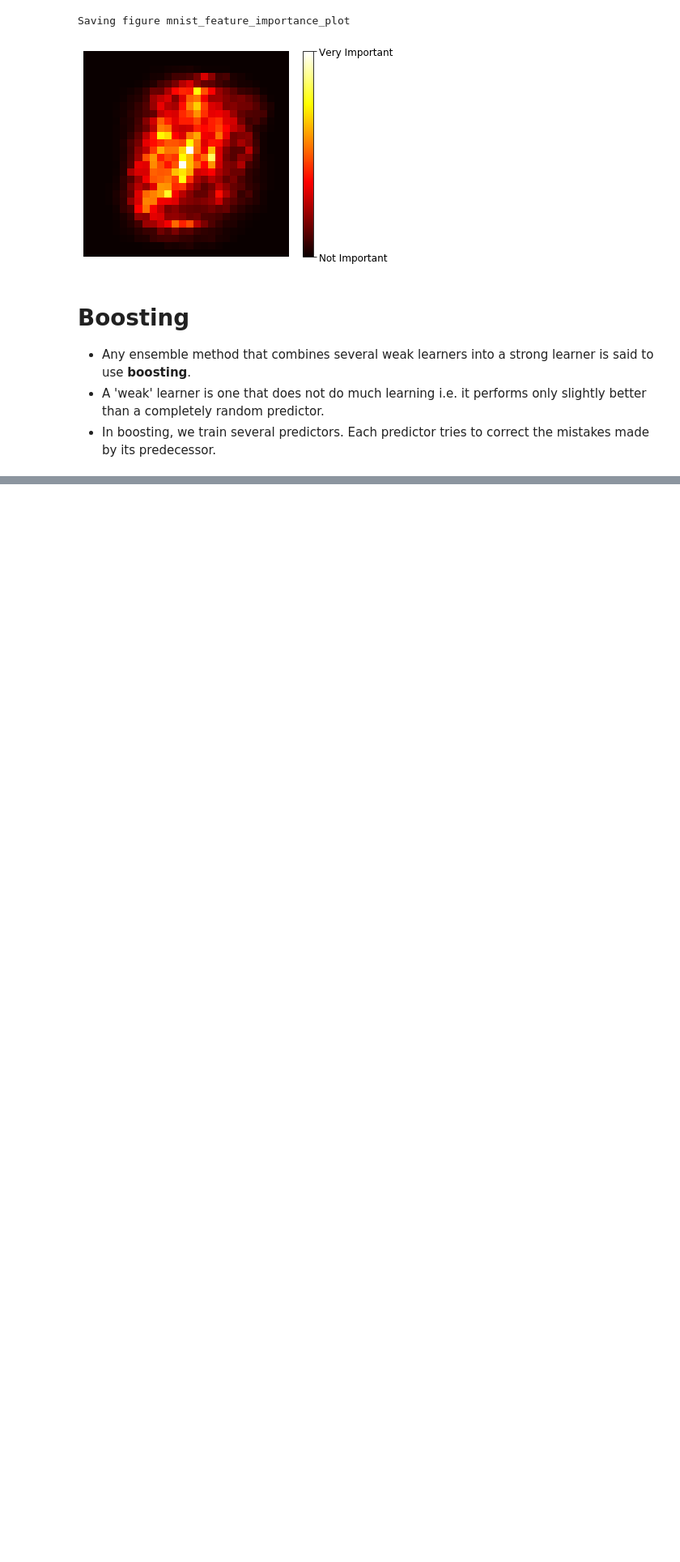
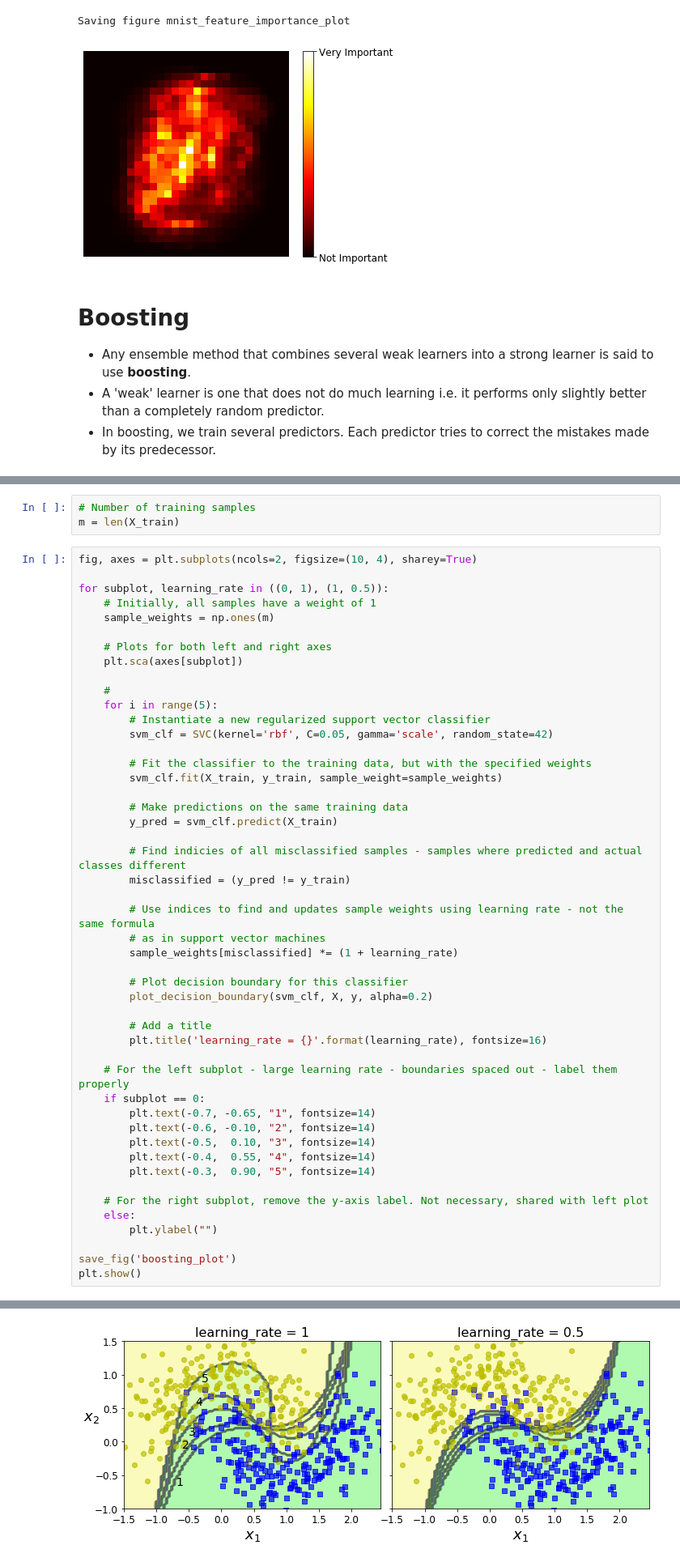
Before and after one commit to SMS-NED16/FYP-DL, a Jupyter notebook: ML-Hands-On/07_Ensemble_Learning/Examples_Ensemble_Learning.ipynb, the cells around one changed output, grey strips where cells are left out. Shown: that part at 81% size. Saved outputs shown, nothing was run; the diff lists cells and outputs as text; blank space fills up the shorter version.

```diff
--- a/ML-Hands-On/07_Ensemble_Learning/Examples_Ensemble_Learning.ipynb
+++ b/ML-Hands-On/07_Ensemble_Learning/Examples_Ensemble_Learning.ipynb
@@ -506,0 +568,52 @@ Saving figure mnist_feature_importance_plot
+# %%
+# Number of training samples
+m = len(X_train)
+# %%
+fig, axes = plt.subplots(ncols=2, figsize=(10, 4), sharey=True)
+
+for subplot, learning_rate in ((0, 1), (1, 0.5)):
+    # Initially, all samples have a weight of 1
+    sample_weights = np.ones(m)
+
+    # Plots for both left and right axes
+    plt.sca(axes[subplot])
+
+    #
+    for i in range(5):
+        # Instantiate a new regularized support vector classifier
+        svm_clf = SVC(kernel='rbf', C=0.05, gamma='scale', random_state=42)
+
+        # Fit the classifier to the training data, but with the specified weights
+        svm_clf.fit(X_train, y_train, sample_weight=sample_weights)
+
+        # Make predictions on the same training data
+        y_pred = svm_clf.predict(X_train)
+
+        # Find indicies of all misclassified samples - samples where predicted and actual classes different
+        misclassified = (y_pred != y_train)
+
+        # Use indices to find and updates sample weights using learning rate - not the same formula
+        # as in support vector machines
+        sample_weights[misclassified] *= (1 + learning_rate)
+
+        # Plot decision boundary for this classifier
+        plot_decision_boundary(svm_clf, X, y, alpha=0.2)
+
+        # Add a title
+        plt.title('learning_rate = {}'.format(learning_rate), fontsize=16)
+
+    # For the left subplot - large learning rate - boundaries spaced out - label them properly
+    if subplot == 0:
+        plt.text(-0.7, -0.65, "1", fontsize=14)
+        plt.text(-0.6, -0.10, "2", fontsize=14)
+        plt.text(-0.5,  0.10, "3", fontsize=14)
+        plt.text(-0.4,  0.55, "4", fontsize=14)
+        plt.text(-0.3,  0.90, "5", fontsize=14)
+
+    # For the right subplot, remove the y-axis label. Not necessary, shared with left plot
+    else:
+        plt.ylabel("")
+
+save_fig('boosting_plot')
+plt.show()
+# %% [output]
@@ -506,0 +621 @@ Saving figure mnist_feature_importance_plot
+[figure, added]
```
Also changed, not shown: parts of 57 cells of this notebook.
